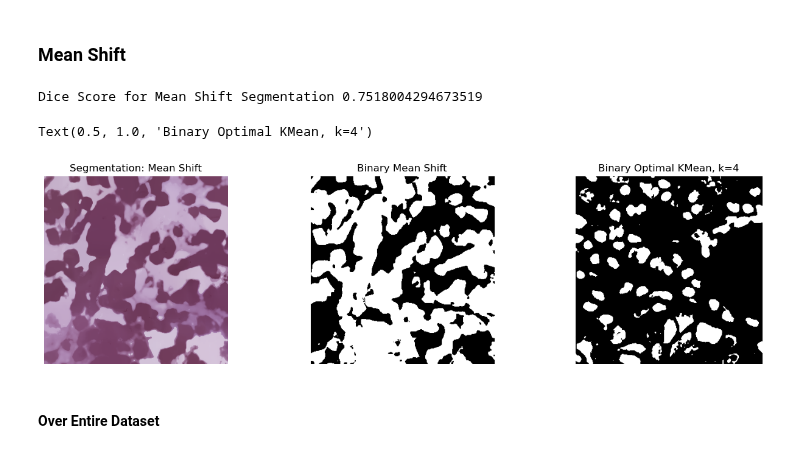
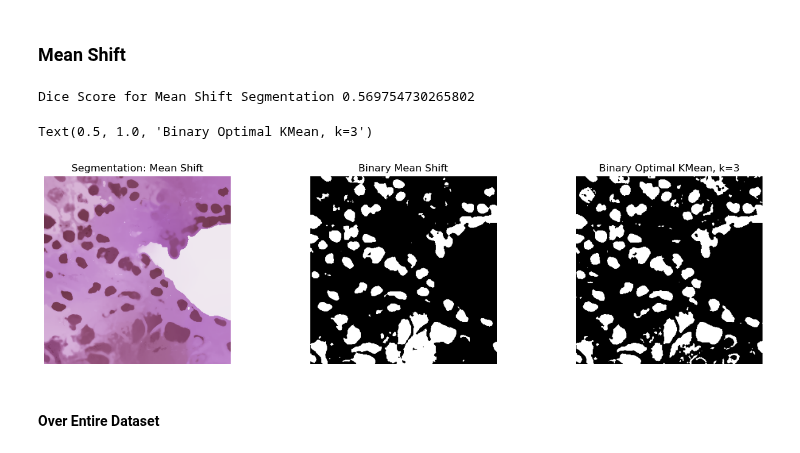
Before and after one commit to wangelam/ecse415Final, a Jupyter notebook: unsupervised.ipynb, the cells around one changed output. Drawn from its saved outputs; the diff is of its cells as text; code cells hidden in the pictures.

```diff
--- a/unsupervised.ipynb
+++ b/unsupervised.ipynb
@@ -50,6 +50,8 @@ image_files.sort()
 # %%
 ## Obtain All Train Patients ##
 train_csv = os.path.join(train_test_path, 'train_subjects.csv')
+val_csv = os.path.join(train_test_path, 'validate_subjects.csv')
+
 
 # Read all patients as list
 with open(train_csv, newline='') as f:
@@ -58,6 +60,13 @@ with open(train_csv, newline='') as f:
 
 train_subjects = train_subjects[1:] # remove "Patient id"
 
+## Validation
+with open(val_csv, newline='') as f:
+    reader = csv.reader(f)
+    val_subjects = list(reader)
+
+val_subjects = val_subjects[1:]
+
 
 ## Create Train Patient List ##
 train_data = []
@@ -65,6 +74,13 @@ for patient in train_subjects:
     for file in image_files:
         if re.match(patient[0], file):
             train_data.append(file)
+
+## Create Val Patient List ##
+val_data = []
+for patient in val_subjects:
+    for file in image_files:
+        if re.match(patient[0], file):
+            val_data.append(file)
 # %% [markdown]
 ### Define K Mean
 # %%
@@ -364,7 +380,7 @@ print(d2)
 # %% [markdown]
 ### Mean Shift
 # %%
-tester = 'TCGA-A1-A0SP-DX1_id-5ea4095addda5f8398977ebc_left-7807_top-53960_bottom-54248_right-8089.png'
+tester = 'TCGA-A2-A0SX-DX1_id-5ea40b05ddda5f839899743b_left-56081_top-57443_bottom-57731_right-56368.png'
 
 def meanShift(image_name):
     img = cv.imread(os.path.join(rgb_path, image_name), cv.COLOR_BGR2RGB)
@@ -377,38 +393,38 @@ def meanShift(image_name):
 
     # meanshift clustering
     cv.pyrMeanShiftFiltering(img, spatialWindow, colorWindow, output, maxLevel=0)
     return output
 
 # mean shift segmentation, binarize
 ms = meanShift(tester)
 msGray = cv.cvtColor(ms, cv.COLOR_RGB2GRAY)
 _, msB = cv.threshold(msGray, 125, 255, cv.THRESH_BINARY_INV)
 
 ## Preprocess Mask ##
 _, mask = mask_preprocess(tester, mask_path)
 mask = cv.resize(mask, (msB.shape[1], msB.shape[0]))
 
 # compare to mask
 dice = dice_coefficient(mask, msB)
 print(f'Dice Score for Mean Shift Segmentation {dice}')
 
 plt.figure(figsize=(16,4))
 plt.subplot(1,3,1)
 plt.axis('off')
 plt.imshow(ms)
 plt.title('Segmentation: Mean Shift')
 plt.subplot(1,3,2)
 plt.axis('off')
 plt.imshow(msB, cmap='gray')
 plt.title('Binary Mean Shift')
 plt.subplot(1,3,3)
 plt.axis('off')
-plt.imshow(k4_b, cmap='gray')
-plt.title('Binary Optimal KMean, k=4')
+plt.imshow(k3_b, cmap='gray')
+plt.title('Binary Optimal KMean, k=3')
 # %% [output]
-Dice Score for Mean Shift Segmentation 0.7518004294673519
+Dice Score for Mean Shift Segmentation 0.569754730265802
-Text(0.5, 1.0, 'Binary Optimal KMean, k=4')
+Text(0.5, 1.0, 'Binary Optimal KMean, k=3')
-[figure, old version]
+[figure, new version]
 # %% [markdown]
 #### Over Entire Dataset
 # %%
```
Also changed, not shown: parts of 1 cell of this notebook.
